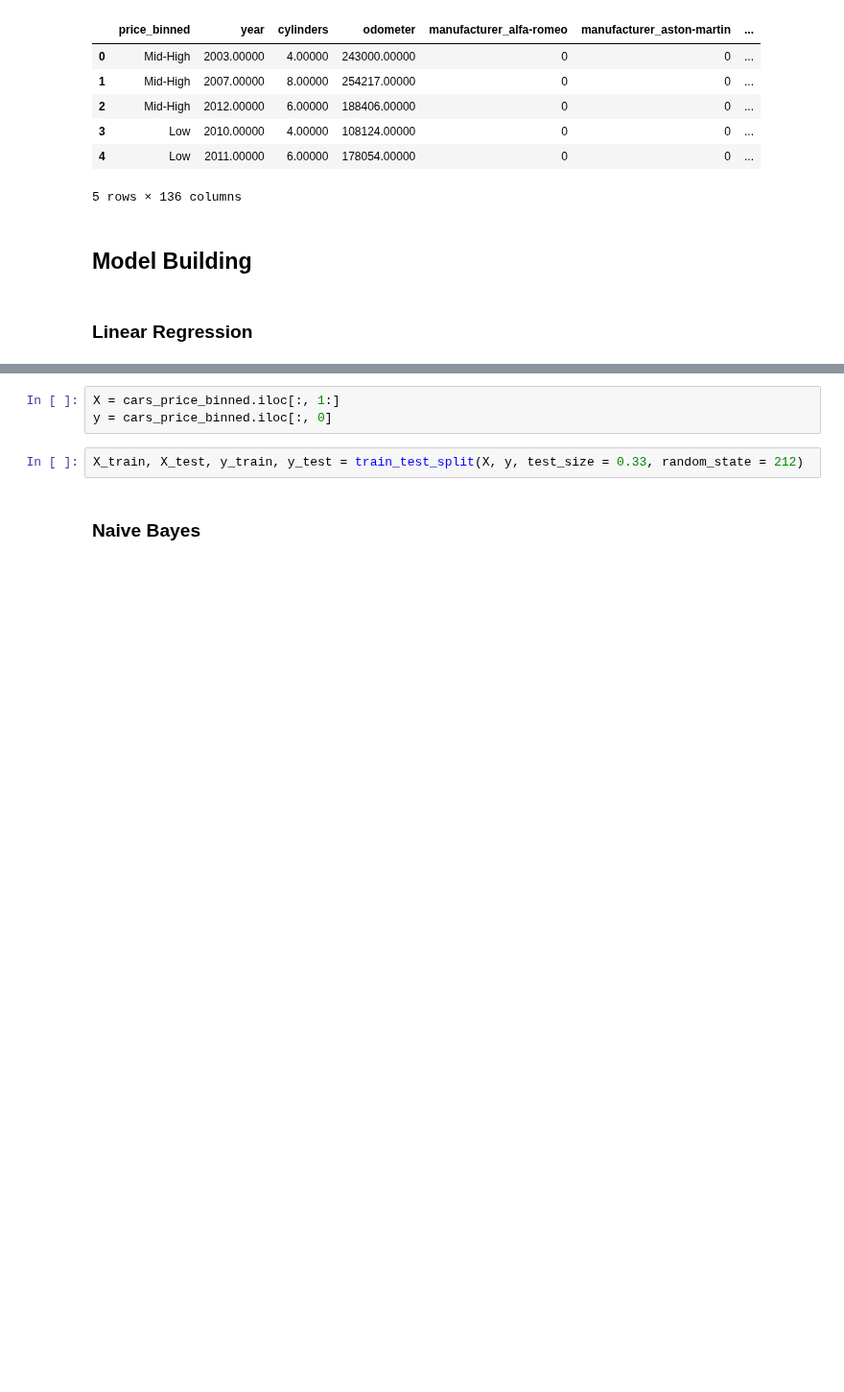
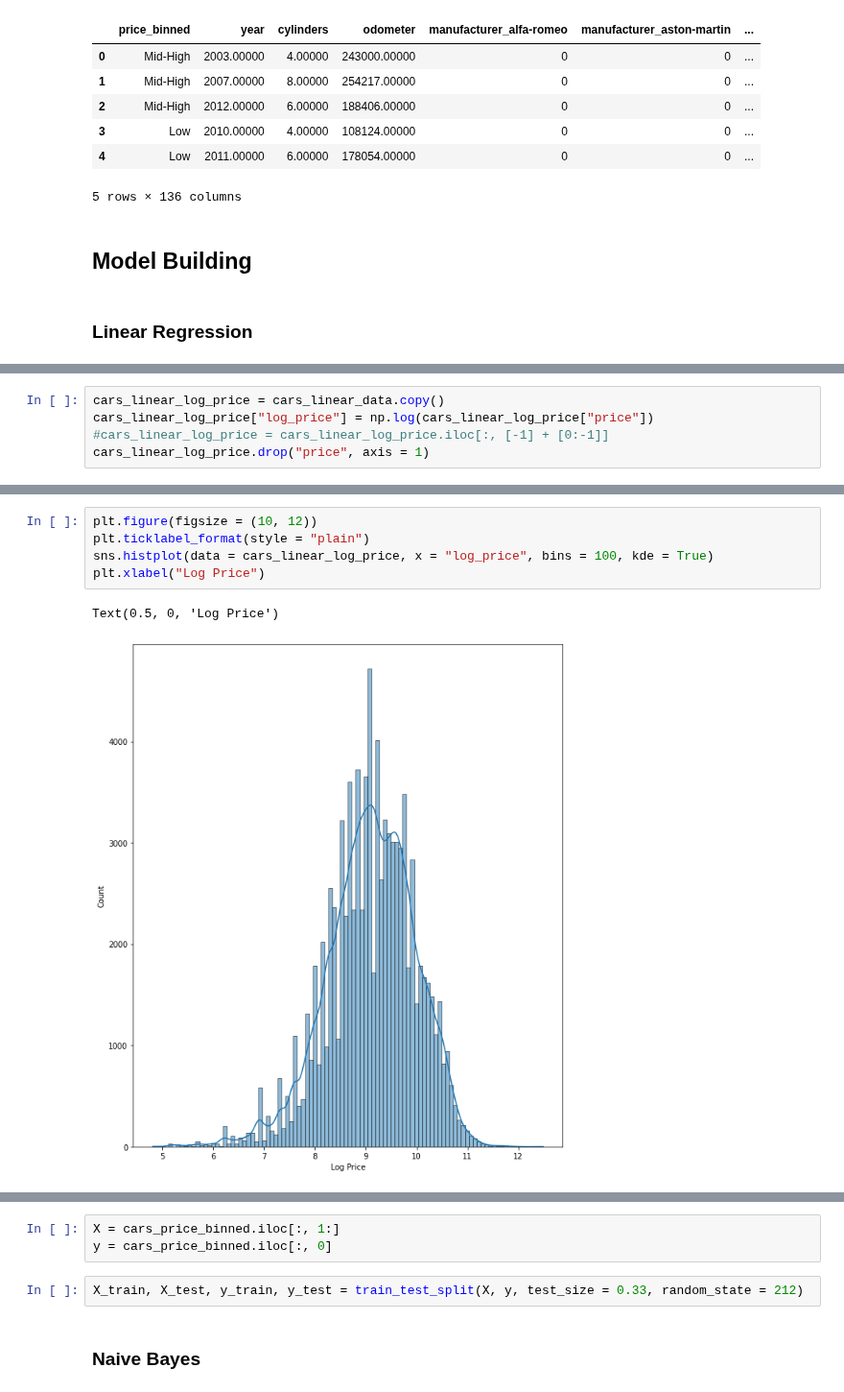
Before and after one commit to matthiasronnau/BANA-212-Final-Project, a Jupyter notebook: BANA-212 Final Project.ipynb, the cells around one changed output, grey strips where cells are left out. Shown at 96% size. Saved outputs shown, nothing was run; the diff lists cells and outputs as text; blank space fills up the shorter version.

Commit message:
Linear regression with log transformation

```diff
--- a/BANA-212 Final Project.ipynb
+++ b/BANA-212 Final Project.ipynb
@@ -528,3 +528,8 @@ Notes:
 [1] Standard Errors assume that the covariance matrix of the errors is correctly specified.
 [2] The condition number is large, 5.08e+07. This might indicate that there are
 strong multicollinearity or other numerical problems.
+# %%
+cars_linear_log_price = cars_linear_data.copy()
+cars_linear_log_price["log_price"] = np.log(cars_linear_log_price["price"])
+#cars_linear_log_price = cars_linear_log_price.iloc[:, [-1] + [0:-1]]
+cars_linear_log_price.drop("price", axis = 1)
@@ -530,0 +550,8 @@ strong multicollinearity or other numerical problems.
+# %%
+plt.figure(figsize = (10, 12))
+plt.ticklabel_format(style = "plain")
+sns.histplot(data = cars_linear_log_price, x = "log_price", bins = 100, kde = True)
+plt.xlabel("Log Price")
+# %% [output]
+Text(0.5, 0, 'Log Price')
+[figure, added]
```
Also changed, not shown: parts of 4 cells of this notebook.
